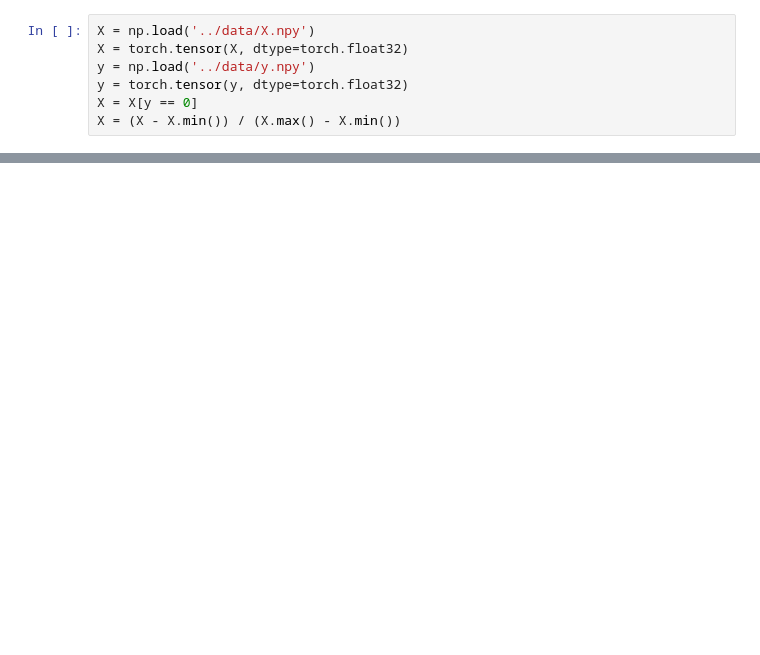
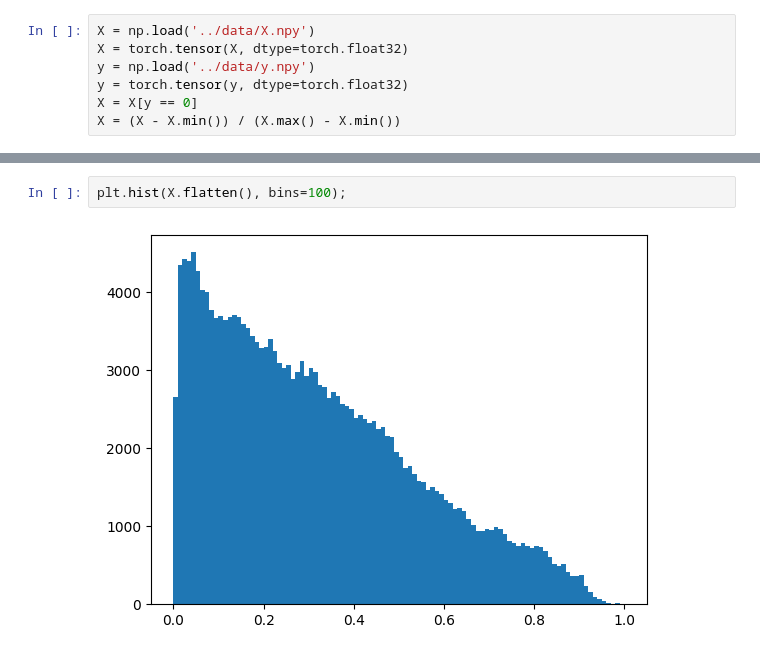
Before and after one commit to TimBerti/wind-gan, a Jupyter notebook: notebooks/wind_gan.ipynb, the cells around one changed output, grey strips where cells are left out. Saved outputs shown, nothing was run; the diff lists cells and outputs as text; blank space fills up the shorter version.

```diff
--- a/notebooks/wind_gan.ipynb
+++ b/notebooks/wind_gan.ipynb
@@ -44,0 +33,4 @@ X = (X - X.min()) / (X.max() - X.min())
+# %%
+plt.hist(X.flatten(), bins=100);
+# %% [output]
+[figure, added]
```
Also changed, not shown: parts of 8 cells of this notebook, 3 other files.
